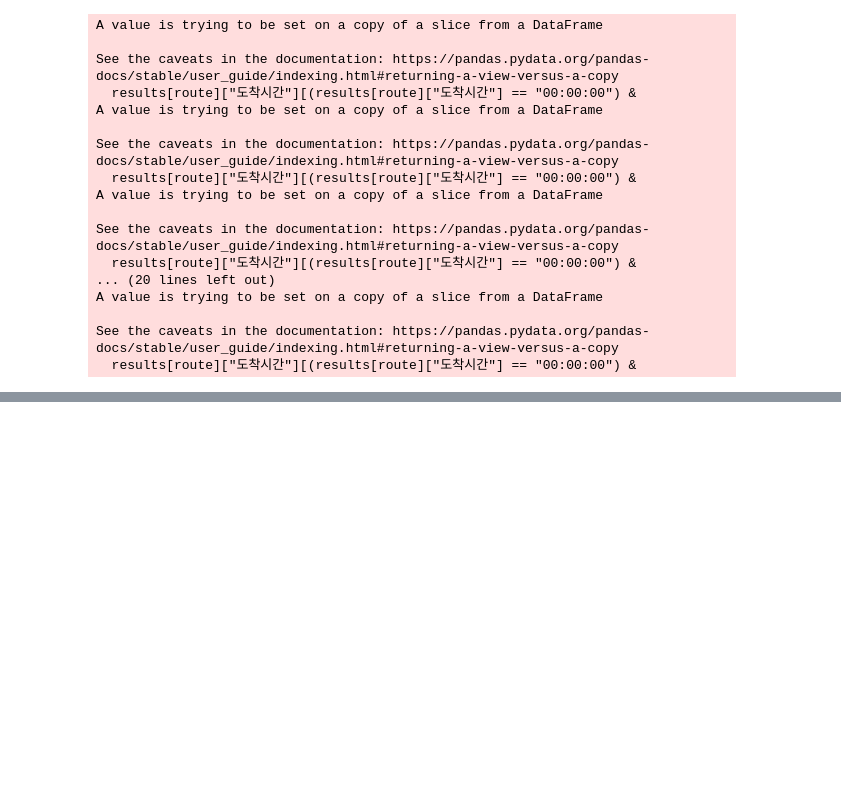
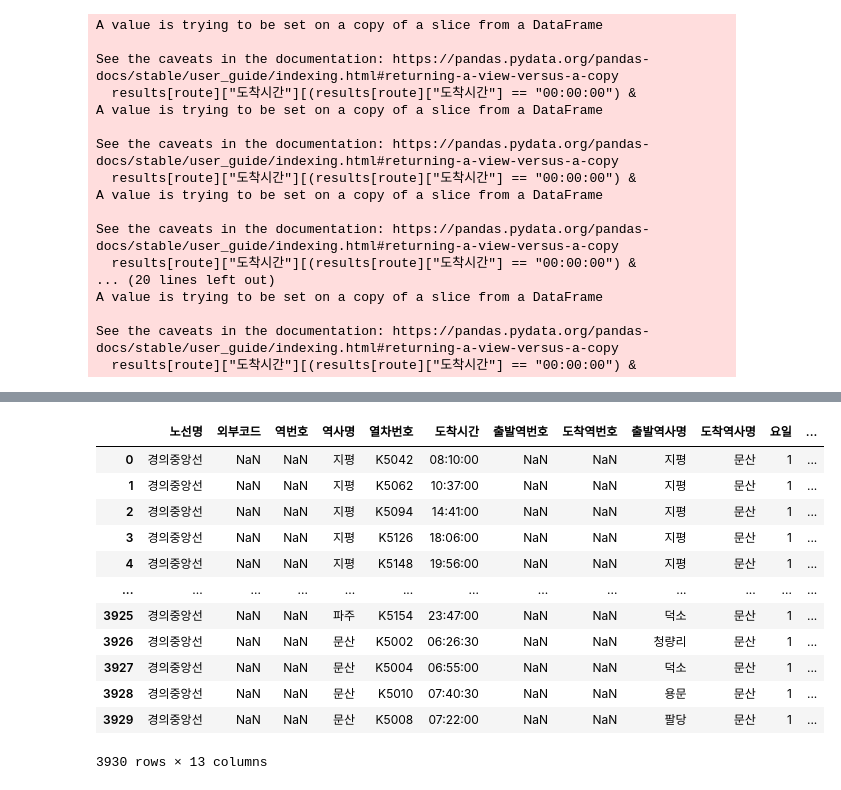
Before and after one commit to 23-1-CauCapstone-Team3/DataPreprocessing, a Jupyter notebook: train/timetable.ipynb, the cells around one changed output, grey strips where cells are left out. Drawn from its saved outputs; the diff is of its cells as text; code cells hidden in the pictures; blank space fills up the shorter version.

```diff
--- a/train/timetable.ipynb
+++ b/train/timetable.ipynb
@@ -558,0 +626,5 @@ for route in now_routes:
+# %%
+# 데이터 저장할 새 데이터프레임 생성
+
+temp_1_1_result = pd.DataFrame([], columns=["노선명", "외부코드", "역번호", "역사명", "열차번호", "도착시간", "출발역번호", "도착역번호", "출발역사명", "도착역사명", "요일", "방향", "급행선"])
+temp_1_1_result
@@ -558,0 +657,49 @@ for route in now_routes:
+# %%
+cnt = 0
+
+for i in range(3, rows - 1, 2) :
+    name = temp[1][1][0][i]
+    time = ''
+
+    for j in range(1, cols) :
+        if pd.isnull(temp[1][1][j][i]) and pd.isnull(temp[1][1][j][i + 1]):
+            # 저장할 데이터 없음
+            continue
+
+        # 시간 데이터 저장
+        if pd.notnull(temp[1][1][j][i]) :
+            # 기본적으로, 도착  시간으로 저장
+            time = temp[1][1][j][i]
+        else :
+            # 도착 시간이 없는 경우, 출발 시간으로 저장
+            time = temp[1][1][j][i + 1]
+
+        # 시간 정보 가공
+        if len(time) < 8 :
+            time = '0' + time
+        if int(time[:2]) < 4 :
+            time = str(int(time[:2]) + 24) + time[2:]
+
+        temp_1_1_result.loc[cnt] = ['경의중앙선', np.NaN, np.NaN,
+                                    name, temp[1][1][j][2], time, np.NaN, np.NaN, temp[1][1][j][0], temp[1][1][j][1], 1, 1, 'G']
+        # print('경의중앙선', np.NaN, np.NaN,
+        #       name, temp[1][1][j][2], time, np.NaN, np.NaN, temp[1][1][j][0], temp[1][1][j][1], 1, 1, 'G')
+
+        cnt += 1
+
+# 확인
+temp_1_1_result
+# %% [output]
+|  | 노선명 | 외부코드 | 역번호 | 역사명 | 열차번호 | 도착시간 | 출발역번호 | 도착역번호 | 출발역사명 | 도착역사명 | 요일 | ... |
+| 0 | 경의중앙선 | NaN | NaN | 지평 | K5042 | 08:10:00 | NaN | NaN | 지평 | 문산 | 1 | ... |
+| 1 | 경의중앙선 | NaN | NaN | 지평 | K5062 | 10:37:00 | NaN | NaN | 지평 | 문산 | 1 | ... |
+| 2 | 경의중앙선 | NaN | NaN | 지평 | K5094 | 14:41:00 | NaN | NaN | 지평 | 문산 | 1 | ... |
+| 3 | 경의중앙선 | NaN | NaN | 지평 | K5126 | 18:06:00 | NaN | NaN | 지평 | 문산 | 1 | ... |
+| 4 | 경의중앙선 | NaN | NaN | 지평 | K5148 | 19:56:00 | NaN | NaN | 지평 | 문산 | 1 | ... |
+| ... | ... | ... | ... | ... | ... | ... | ... | ... | ... | ... | ... | ... |
+| 3925 | 경의중앙선 | NaN | NaN | 파주 | K5154 | 23:47:00 | NaN | NaN | 덕소 | 문산 | 1 | ... |
+| 3926 | 경의중앙선 | NaN | NaN | 문산 | K5002 | 06:26:30 | NaN | NaN | 청량리 | 문산 | 1 | ... |
+| 3927 | 경의중앙선 | NaN | NaN | 문산 | K5004 | 06:55:00 | NaN | NaN | 덕소 | 문산 | 1 | ... |
+| 3928 | 경의중앙선 | NaN | NaN | 문산 | K5010 | 07:40:30 | NaN | NaN | 용문 | 문산 | 1 | ... |
+| 3929 | 경의중앙선 | NaN | NaN | 문산 | K5008 | 07:22:00 | NaN | NaN | 팔당 | 문산 | 1 | ... |
+3930 rows × 13 columns
```
Also changed, not shown: parts of 16 cells of this notebook, 36 other files.
